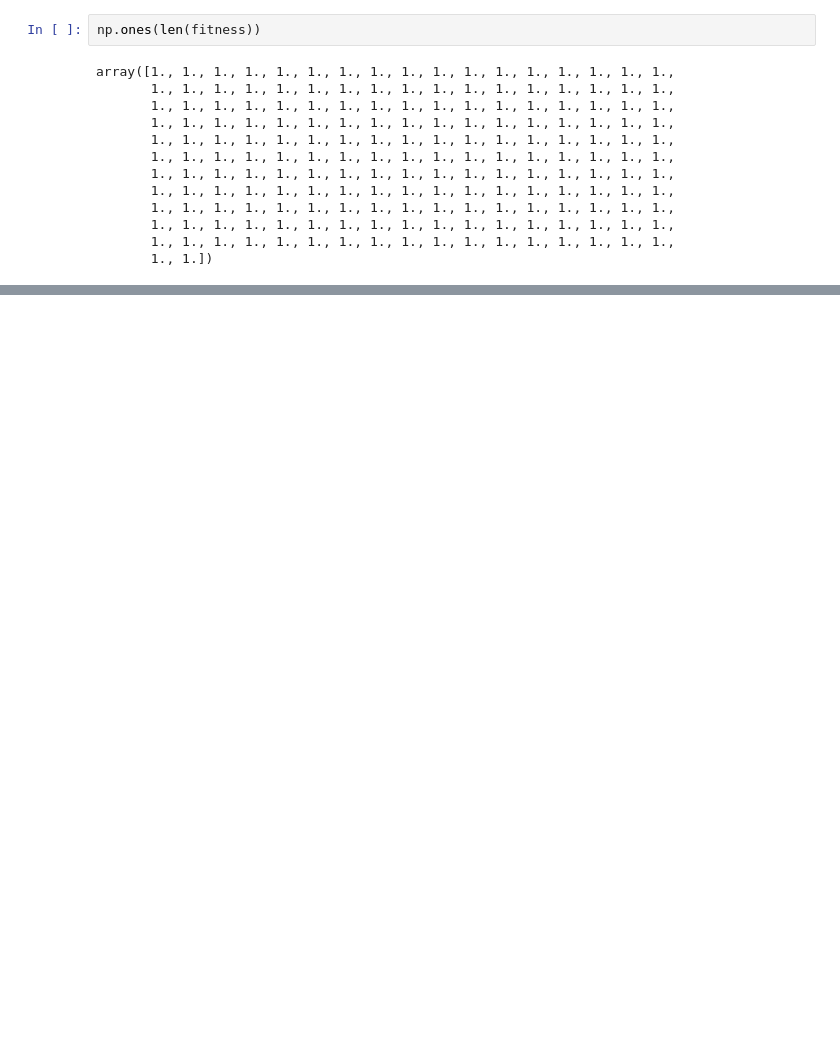
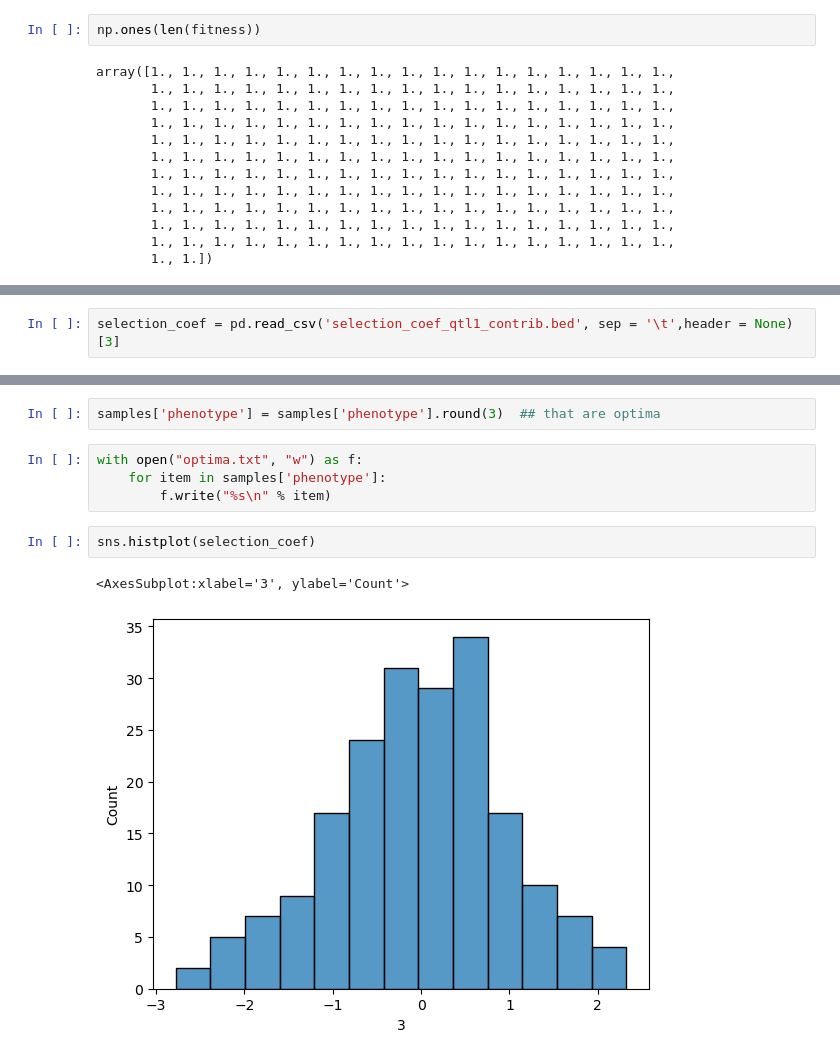
Before and after one commit to Tatianabellagio/slim_grenenet, a Jupyter notebook: Simulation_from_vcf.ipynb, the cells around one changed output, grey strips where cells are left out. Saved outputs shown, nothing was run; the diff lists cells and outputs as text; blank space fills up the shorter version.

```diff
--- a/Simulation_from_vcf.ipynb
+++ b/Simulation_from_vcf.ipynb
@@ -1075,0 +480,2 @@ with open('selection_coef_test.bed', 'r') as f:
+# %%
+selection_coef = pd.read_csv('selection_coef_qtl1_contrib.bed', sep = '\t',header = None)[3]
@@ -1075,0 +535,11 @@ with open('selection_coef_test.bed', 'r') as f:
+# %%
+samples['phenotype'] = samples['phenotype'].round(3)  ## that are optima
+# %%
+with open("optima.txt", "w") as f:
+    for item in samples['phenotype']:
+        f.write("%s\n" % item)
+# %%
+sns.histplot(selection_coef)
+# %% [output]
+<AxesSubplot:xlabel='3', ylabel='Count'>
+[figure, added]
```
Also changed, not shown: parts of 207 cells of this notebook, 7 other files.
